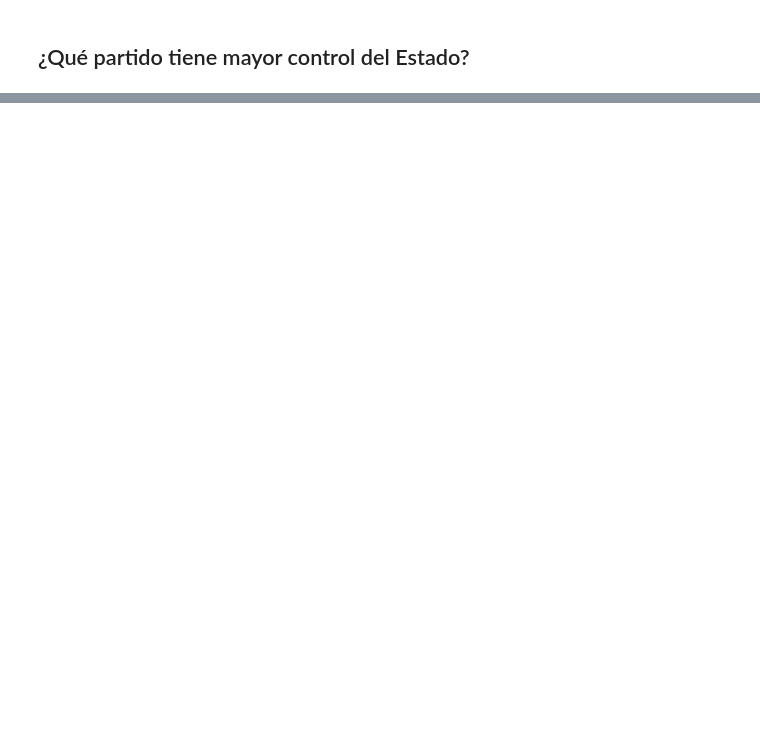
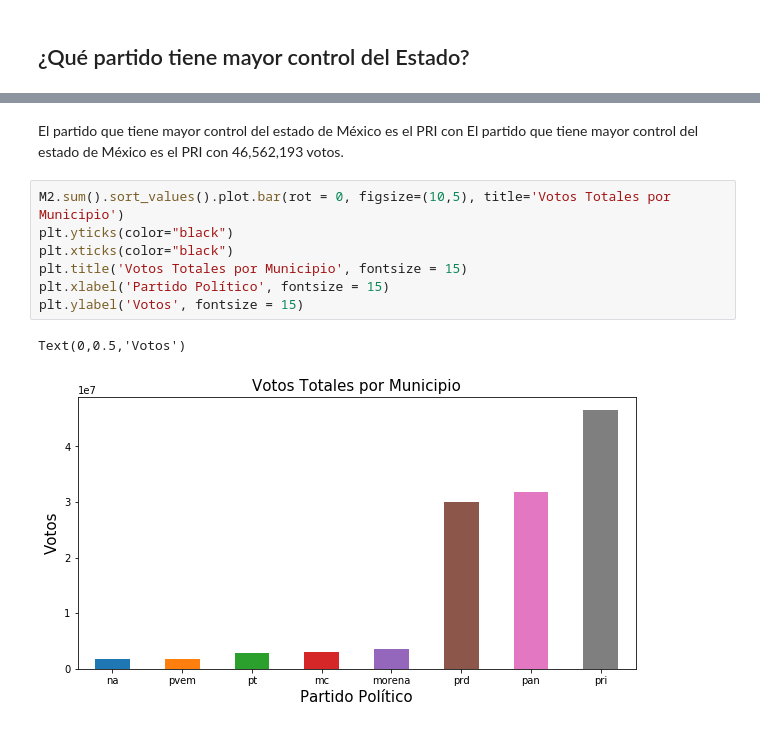
Before and after one commit to EugenioLey/DS-Serchenio, a Jupyter notebook: Erecciones.ipynb, the cells around one changed output, grey strips where cells are left out. Cells and saved outputs as stored; diff of their text form; blank space fills up the shorter version.

```diff
--- a/Erecciones.ipynb
+++ b/Erecciones.ipynb
@@ -31,0 +92,12 @@ data
+# %% [markdown]
+El partido que tiene mayor control del estado de México es el PRI con El partido que tiene mayor control del estado de México es el PRI con 46,562,193 votos.
+# %%
+M2.sum().sort_values().plot.bar(rot = 0, figsize=(10,5), title='Votos Totales por Municipio')
+plt.yticks(color="black")
+plt.xticks(color="black")
+plt.title('Votos Totales por Municipio', fontsize = 15)
+plt.xlabel('Partido Político', fontsize = 15)
+plt.ylabel('Votos', fontsize = 15)
+# %% [output]
+Text(0,0.5,'Votos')
+[figure, added]
```
Also changed, not shown: parts of 9 cells of this notebook.
